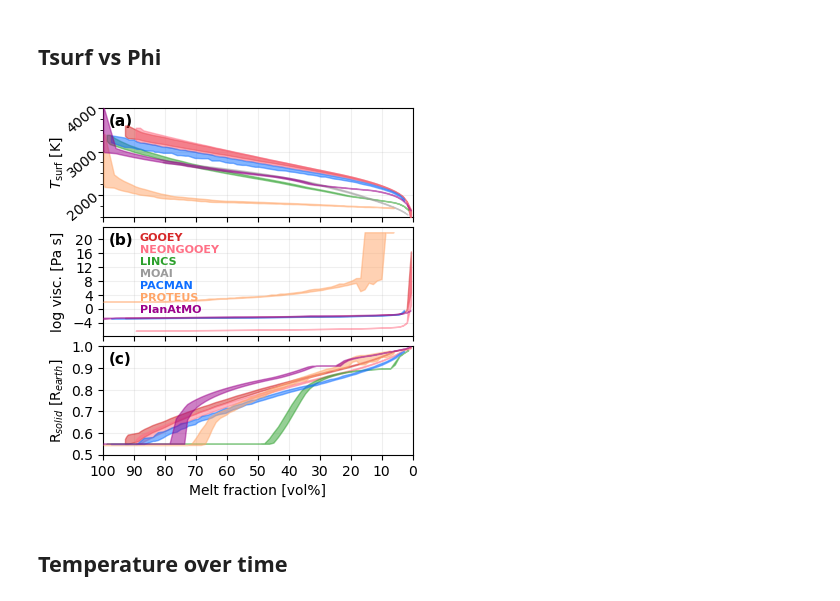
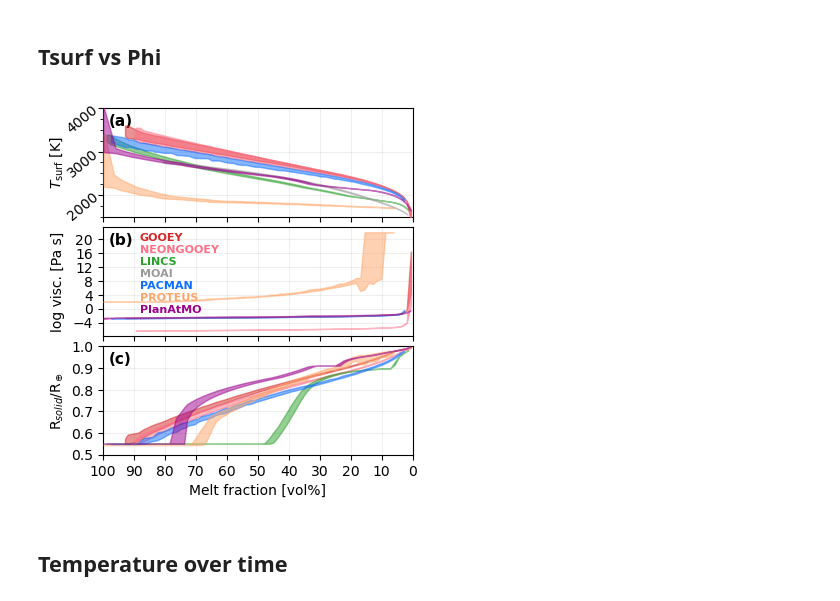
Before and after one commit to lena-noack/chili, a Jupyter notebook: intercomparison/analysis_solarsystem/compare.ipynb, the cells around one changed output. Cells and saved outputs as stored; diff of their text form; code cells hidden in the pictures.

Commit message:
Figure adjustment

```diff
--- a/intercomparison/analysis_solarsystem/compare.ipynb
+++ b/intercomparison/analysis_solarsystem/compare.ipynb
@@ -141,35 +141,35 @@ def compare_interior(ykeys):
             ax.yaxis.set_minor_locator(mpl.ticker.MultipleLocator(250))
             ax.set_ylim(tmp_min, tmp_max)
             ax.tick_params(axis='y', which='both', rotation=40, pad=-2)
         elif ykey == "viscosity(Pa.s)":
             ylbl = r"log visc. [Pa s]"
             ax.yaxis.set_major_locator(mpl.ticker.MultipleLocator(4))
         elif ykey == "R_solid(m)":
-            ylbl = r"R$_{solid}$ [R$_{earth}$]"
+            ylbl = r"R$_{solid}$/R$_\oplus$"
             ax.set_ylim(0.5, 1.0)
             ax.yaxis.set_major_locator(mpl.ticker.MultipleLocator(0.1))
 
 
         ax.set_ylabel(ylbl, labelpad=-0.2)
         ax.text(0.02, 0.95, f"({abcd[iy]})", transform=ax.transAxes,
                 ha='left', va='top', fontsize=11, weight='bold')
 
     axs[-1].set_xlabel(get_label("phi(vol_pct)"))
     axs[-1].set_xlim(right=0,left=100)
     axs[-1].xaxis.set_major_locator(mpl.ticker.MultipleLocator(10))
 
     # title = xlbl + " vs " + ylbl
     # axs[0].set_title(f"Interior properties", fontsize=11)
 
     fig.subplots_adjust(hspace=0.1)
     fig.align_labels()
 
     plt.show()
     fig.savefig(f"out/compare_interior.{EXT}", bbox_inches='tight', dpi=DPI, pad_inches=0.03)
 
 compare_interior(["T_surf(K)", "viscosity(Pa.s)", "R_solid(m)"])
 # %% [output]
-[figure, old version]
+[figure, new version]
 # %% [markdown]
 ## Temperature over time
 # %%
```
